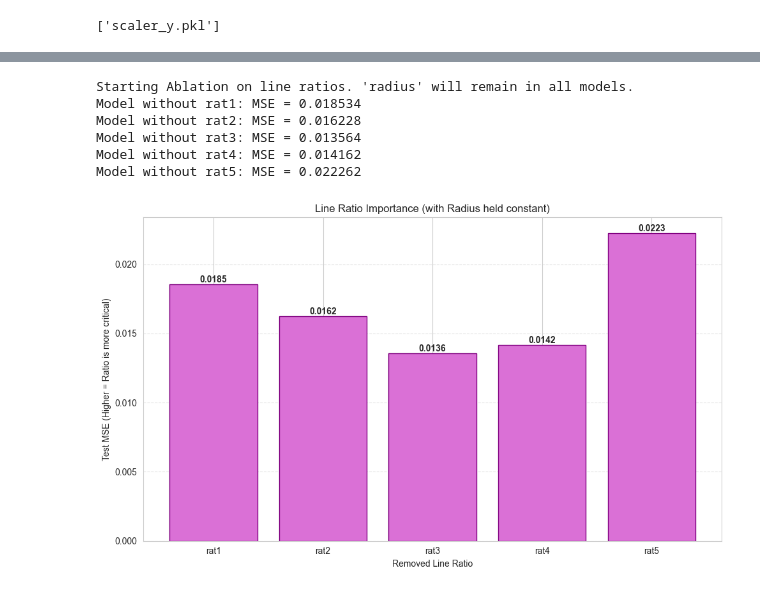
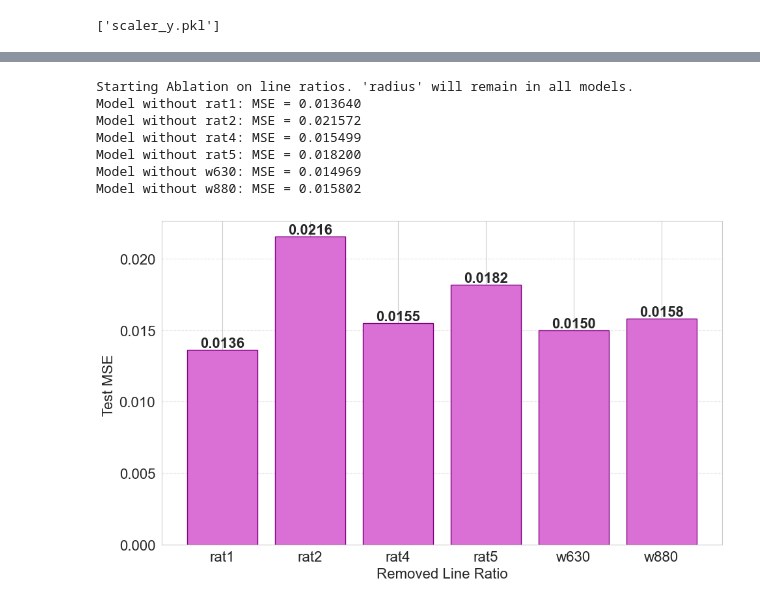
Before and after one commit to LinusRingstad/NPRE458, a Jupyter notebook: training_data/model_test.ipynb, the cells around one changed output, grey strips where cells are left out. Cells and saved outputs as stored; diff of their text form; code cells hidden in the pictures.

Commit message:
Integrated Peaks, Changed Model

```diff
--- a/training_data/model_test.ipynb
+++ b/training_data/model_test.ipynb
@@ -90,9 +90,10 @@ def json_to_dataframe(json_file_path):
                 # Expand ratios into separate columns
                 'rat1': ratios[0] if len(ratios) > 0 else np.nan,
                 'rat2': ratios[1] if len(ratios) > 1 else np.nan,
-                'rat3': ratios[2] if len(ratios) > 2 else np.nan,
-                'rat4': ratios[3] if len(ratios) > 3 else np.nan,
-                'rat5': ratios[4] if len(ratios) > 4 else np.nan,
+                'rat4': ratios[2] if len(ratios) > 2 else np.nan,
+                'rat5': ratios[3] if len(ratios) > 3 else np.nan,
+                'w630': ratios[4] if len(ratios) > 4 else np.nan,
+                'w880': ratios[5] if len(ratios) > 5 else np.nan,
                 'te': temp,
                 'ne':dens
             })
@@ -186,8 +187,8 @@ def evaluate_plasma_model(df, features, targets, model_class):
     return mse_ne, mse_te, model, scaler_x, scaler_y
 # %%
 # --- Execution ---
-features = ['radius', 'power', 'voltage', 'current', 'pressure', 'rat1', 'rat2', 'rat3', 'rat4', 'rat5']
-features = ['radius','rat1', 'rat2', 'rat3', 'rat4', 'rat5']
+#features = ['radius', 'power', 'voltage', 'current', 'pressure', 'rat1', 'rat2', 'rat3', 'rat4', 'rat5']
+features = ['radius','rat1', 'rat2', 'rat4', 'rat5', 'w630', 'w880']
 
 targets = ['ne', 'te']
 
@@ -200,10 +200,0 @@ Temperature (te) MSE: 0.0197
-# %%
-#load ratio model from previous training
-
-trained_model = PlasmaMLP()
-
-trained_model.load_state_dict(torch.load('plasma_model_ratonly.pth'))
-trained_model.eval()
-
-scaler_x = joblib.load('scaler_x_ratonly.pkl')
-scaler_y = joblib.load('scaler_y_ratonly.pkl')
@@ -273,3 +207,13 @@ joblib.dump(scaler_x, 'scaler_x.pkl')
 joblib.dump(scaler_y, 'scaler_y.pkl')
 # %% [output]
 ['scaler_y.pkl']
+# %%
+#load ratio model from previous training
+
+trained_model = PlasmaMLP()
+
+trained_model.load_state_dict(torch.load('plasma_model.pth'))
+trained_model.eval()
+
+scaler_x = joblib.load('scaler_x.pkl')
+scaler_y = joblib.load('scaler_y.pkl')
@@ -276,7 +278,7 @@ joblib.dump(scaler_y, 'scaler_y.pkl')
 # %%
 
 
-feature_fancy = ['radius (m)','770/380', '880/480', '481/380', '770/725', '950/630']
+feature_fancy = ['radius (m)','770/380', '880/480', '770/725', '950/630', 'FWHM 630', 'FWHM 880']
 
 
 def run_ratio_ablation(df, features, targets, model_class):
@@ -314,37 +316,38 @@ def run_ratio_ablation(df, features, targets, model_class):
             mse = nn.functional.mse_loss(preds, y_test_t).item()
 
         mse_results.append(mse)
         print(f"Model without {current_var}: MSE = {mse:.6f}")
 
     # Visualization
     plt.figure(figsize=(10, 6))
     bars = plt.bar(features_to_ablate, mse_results, color='orchid', edgecolor='purple')
 
     plt.ylabel("Test MSE ")
     plt.xlabel("Removed Line Ratio")
     plt.grid(axis='y', linestyle='--', alpha=0.5)
 
     for bar in bars:
         yval = bar.get_height()
         plt.text(bar.get_x() + bar.get_width()/2, yval, f'{yval:.4f}',
                  va='bottom', ha='center', fontweight='bold')
 
     plt.tight_layout()
     plt.show()
 
     return pd.DataFrame({'Removed_Ratio': features_to_ablate, 'MSE': mse_results})
 
 # --- Execution ---
 # Define the order you want to test
-ordered_features = ['radius','rat1', 'rat2', 'rat3', 'rat4', 'rat5']
+ordered_features = ['radius','rat1', 'rat2', 'rat4', 'rat5', 'w630', 'w880']
 targets = ['ne', 'te']
 
 incremental_df = run_ratio_ablation(df_plasma, ordered_features, targets, PlasmaMLP)
 # %% [output]
 Starting Ablation on line ratios. 'radius' will remain in all models.
-Model without rat1: MSE = 0.018534
-Model without rat2: MSE = 0.016228
-Model without rat3: MSE = 0.013564
-Model without rat4: MSE = 0.014162
-Model without rat5: MSE = 0.022262
+Model without rat1: MSE = 0.013640
+Model without rat2: MSE = 0.021572
+Model without rat4: MSE = 0.015499
+Model without rat5: MSE = 0.018200
+Model without w630: MSE = 0.014969
+Model without w880: MSE = 0.015802
-[figure, old version]
+[figure, new version]
```
Also changed, not shown: parts of 8 cells of this notebook, 11 other files.
